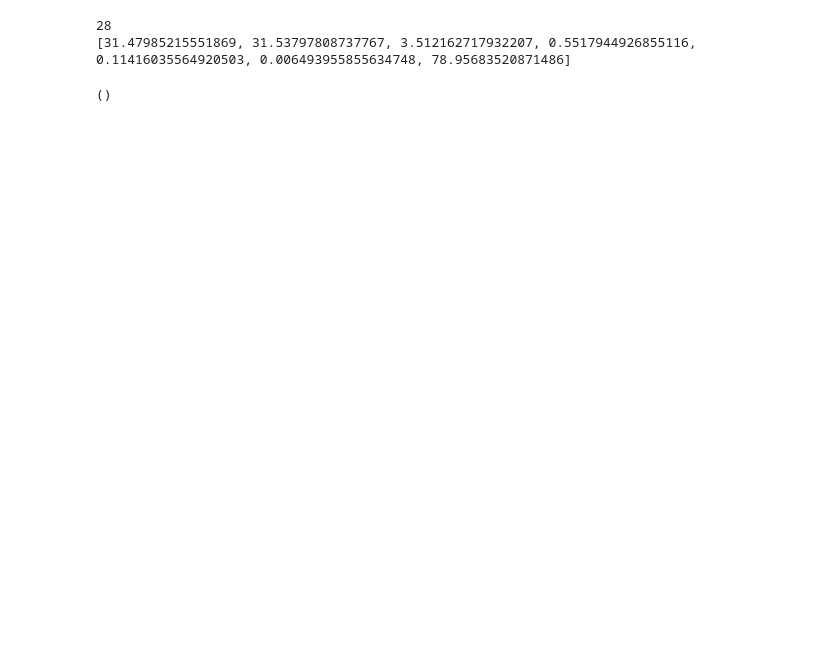
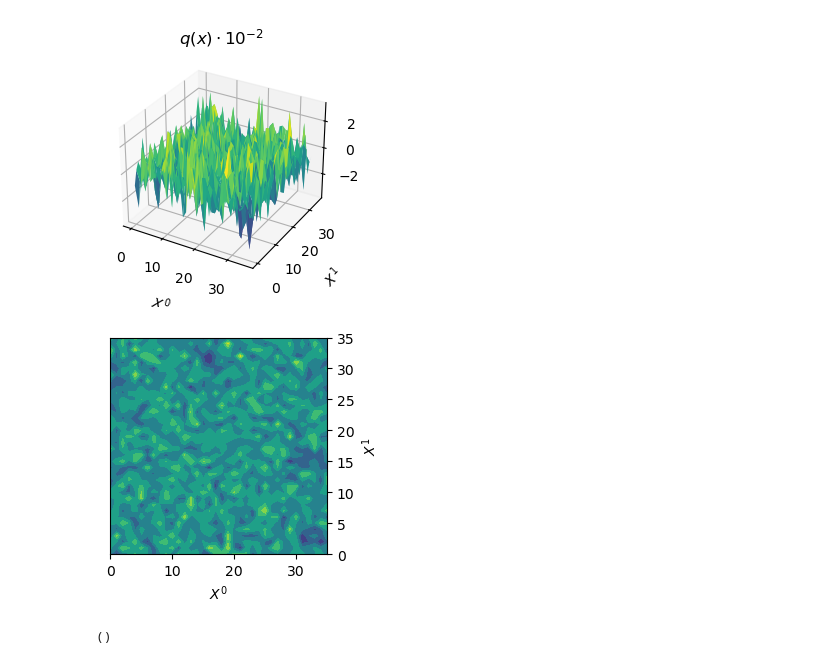
Before and after one commit to Ivan-Soler/AFM, a Jupyter notebook: GF/Fit_inst.ipynb, the cells around one changed output. Drawn from its saved outputs; the diff is of its cells as text; code cells hidden in the pictures; blank space fills up the shorter version.

```diff
--- a/GF/Fit_inst.ipynb
+++ b/GF/Fit_inst.ipynb
@@ -29,19 +30,21 @@ density_2d_top,sizes_big,index_smal=tools.projection_2d(top_density,sizes)
 inst, a_inst, frac, a_frac, t_frac, t_inst, total=tools.find_inst_2d(density_2d_top,
                                                                      density_2d_top,sizes_big,norm,2*norm,neigh)
 # %%
+importlib.reload(tools)
+plt.rcParams.update({'font.size': 10})
 for i in range(0,len(frac)):
     if frac[i][2][4]<0.15 and frac[i][2][5]>0.001:
         jj=i
         print(jj)
         ppol=frac[jj][2]
         print(ppol)
         maxy=frac[jj][1]
         #print(np.sqrt(np.diag(frac[i][3])))
-tools.plot_dens_2d(file_top,density_2d_top,sizes_big,[frac[jj]],[])
+tools.plot_dens_2d(file_top,density_2d_top,sizes_big,[],[])
 # %% [output]
+[figure, added]
+[figure, added]
-28
-[31.47985215551869, 31.53797808737767, 3.512162717932207, 0.5517944926855116, 0.11416035564920503, 0.006493955855634748, 78.95683520871486]
+()
-()
 # %%
 for i in range(0,len(frac)):
     if frac[i][3][4]<0.1:
```
Also changed, not shown: parts of 8 cells of this notebook, 7 other files.
